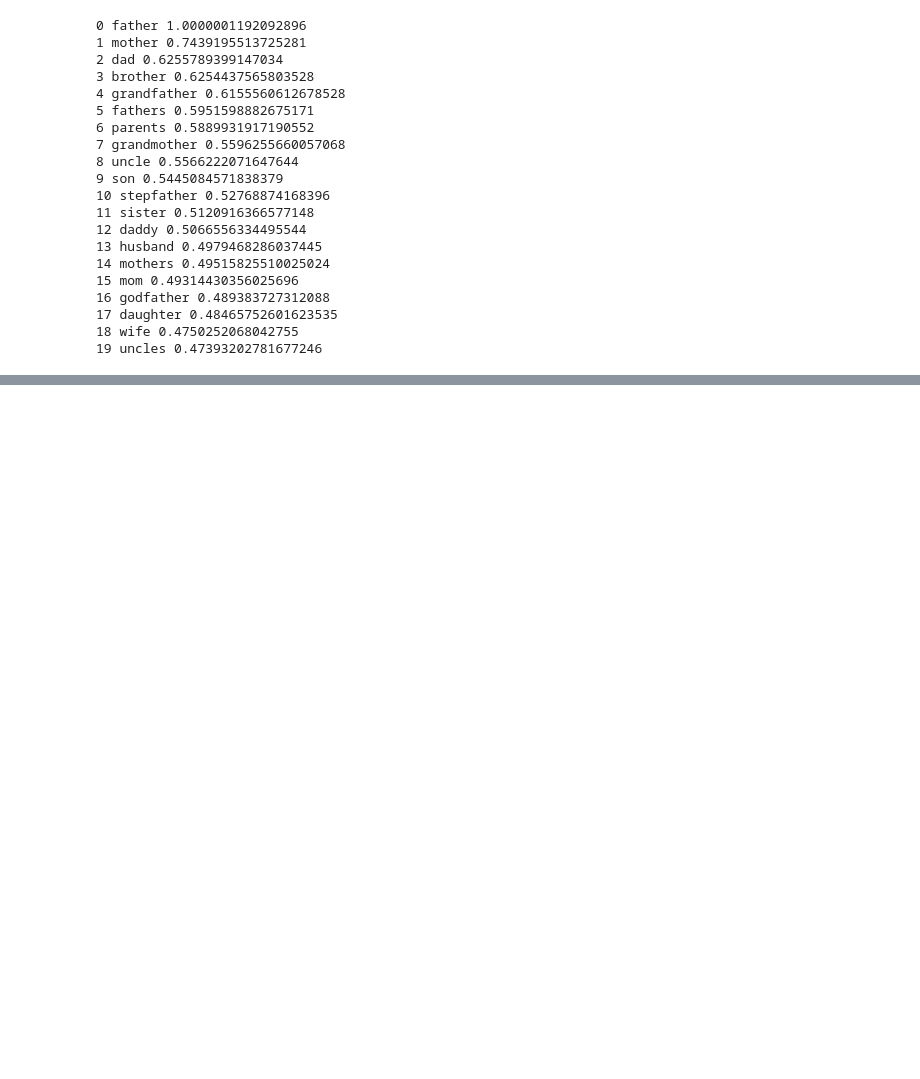
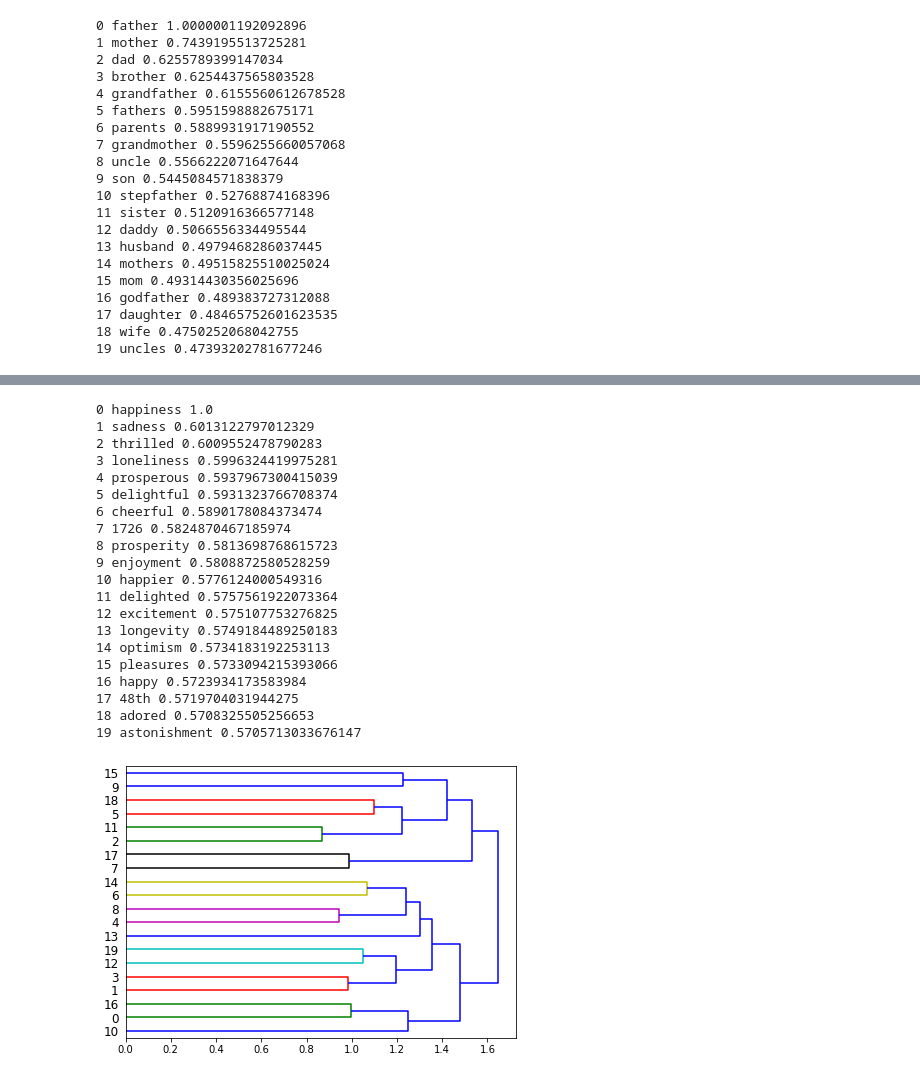
Before and after one commit to amaeda1967/Training, a Jupyter notebook: BERT_trial.ipynb, the cells around one changed output, grey strips where cells are left out. Cells and saved outputs as stored; diff of their text form; code cells hidden in the pictures; blank space fills up the shorter version.

```diff
--- a/BERT_trial.ipynb
+++ b/BERT_trial.ipynb
@@ -362,0 +258,24 @@ king =
+# %%
+word_strucure('happiness')
+# %% [output]
+0 happiness 1.0
+1 sadness 0.6013122797012329
+2 thrilled 0.6009552478790283
+3 loneliness 0.5996324419975281
+4 prosperous 0.5937967300415039
+5 delightful 0.5931323766708374
+6 cheerful 0.5890178084373474
+7 1726 0.5824870467185974
+8 prosperity 0.5813698768615723
+9 enjoyment 0.5808872580528259
+10 happier 0.5776124000549316
+11 delighted 0.5757561922073364
+12 excitement 0.575107753276825
+13 longevity 0.5749184489250183
+14 optimism 0.5734183192253113
+15 pleasures 0.5733094215393066
+16 happy 0.5723934173583984
+17 48th 0.5719704031944275
+18 adored 0.5708325505256653
+19 astonishment 0.5705713033676147
+[figure, added]
```
Also changed, not shown: parts of 45 cells of this notebook.
